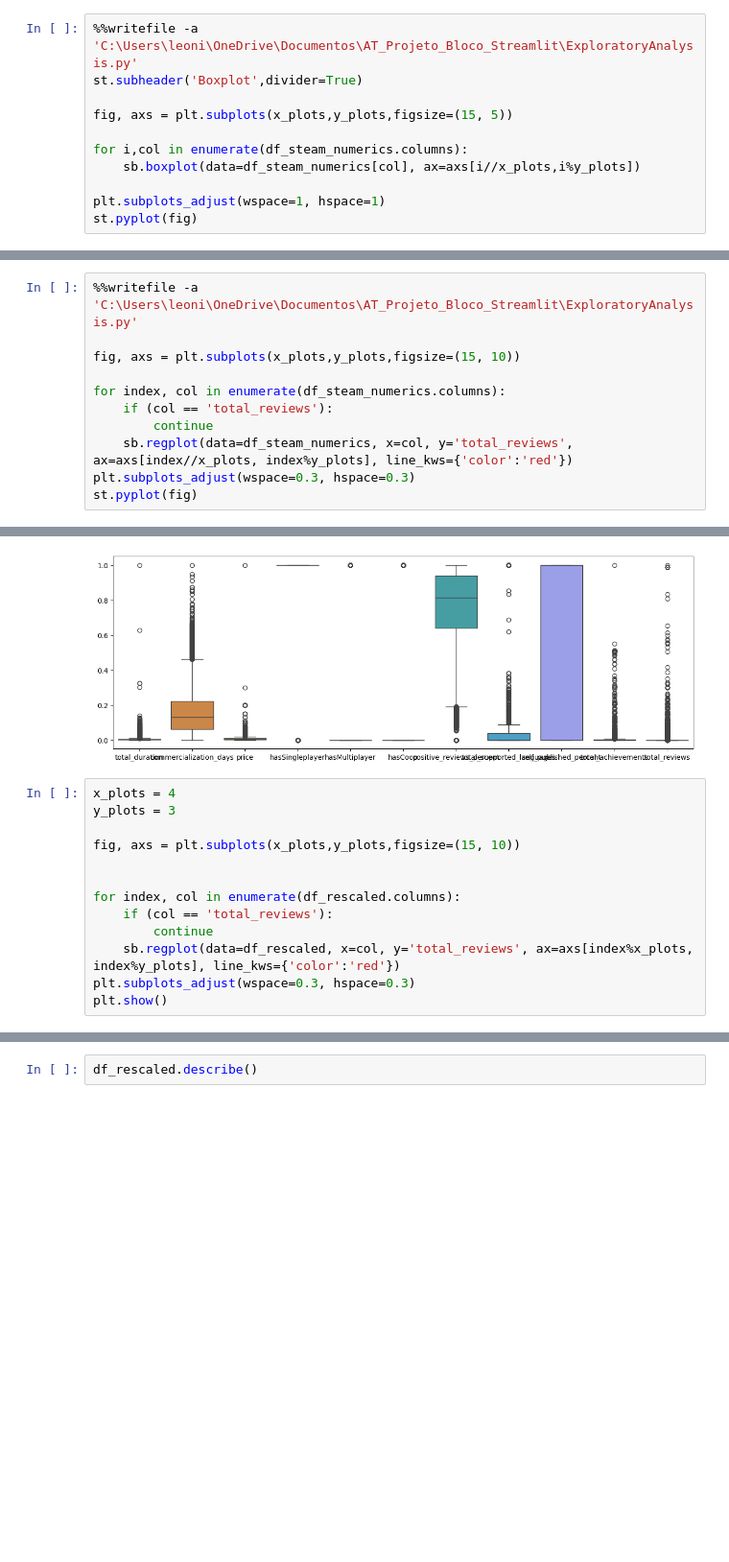
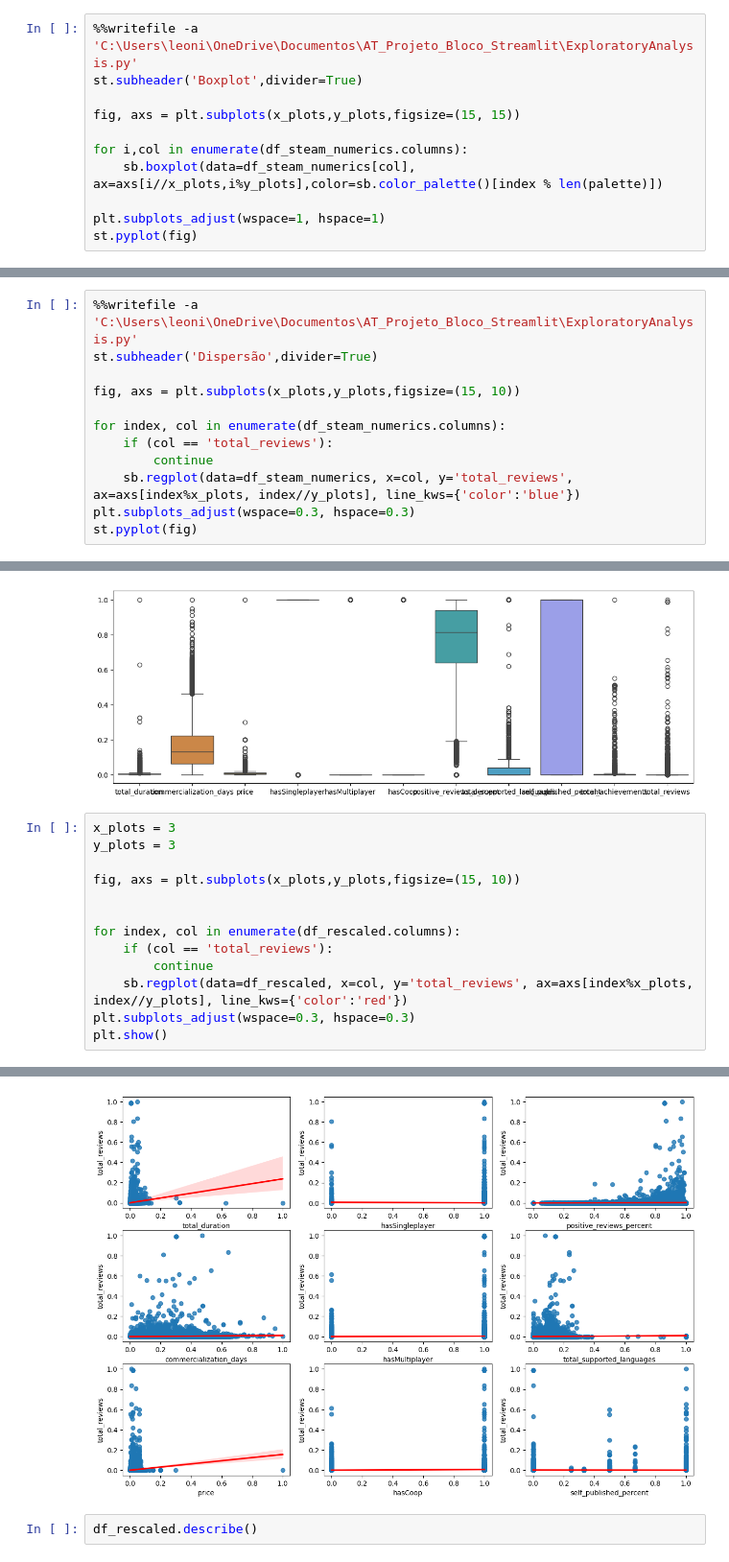
Before and after one commit to Leonidas-Vitor/AT_Projeto_Bloco_Steam, a Jupyter notebook: Jupyters/ExploratoryAnalysis.ipynb, the cells around one changed output, grey strips where cells are left out. Shown at 96% size. Drawn from its saved outputs; the diff is of its cells as text; blank space fills up the shorter version.

```diff
--- a/Jupyters/ExploratoryAnalysis.ipynb
+++ b/Jupyters/ExploratoryAnalysis.ipynb
@@ -45,10 +45,10 @@ Overwriting C:\Users\leoni\OneDrive\Documentos\AT_Projeto_Bloco_Streamlit\Explor
 %%writefile -a 'C:\Users\leoni\OneDrive\Documentos\AT_Projeto_Bloco_Streamlit\ExploratoryAnalysis.py'
 st.subheader('Boxplot',divider=True)
 
-fig, axs = plt.subplots(x_plots,y_plots,figsize=(15, 5))
+fig, axs = plt.subplots(x_plots,y_plots,figsize=(15, 15))
 
 for i,col in enumerate(df_steam_numerics.columns):
-    sb.boxplot(data=df_steam_numerics[col], ax=axs[i//x_plots,i%y_plots])
+    sb.boxplot(data=df_steam_numerics[col], ax=axs[i//x_plots,i%y_plots],color=sb.color_palette()[index % len(palette)])
 
 plt.subplots_adjust(wspace=1, hspace=1)
 st.pyplot(fig)
@@ -58,13 +58,14 @@ Appending to C:\Users\leoni\OneDrive\Documentos\AT_Projeto_Bloco_Streamlit\Explo
 ## Dispersão
 # %%
 %%writefile -a 'C:\Users\leoni\OneDrive\Documentos\AT_Projeto_Bloco_Streamlit\ExploratoryAnalysis.py'
+st.subheader('Dispersão',divider=True)
 
 fig, axs = plt.subplots(x_plots,y_plots,figsize=(15, 10))
 
 for index, col in enumerate(df_steam_numerics.columns):
     if (col == 'total_reviews'):
         continue
-    sb.regplot(data=df_steam_numerics, x=col, y='total_reviews', ax=axs[index//x_plots, index%y_plots], line_kws={'color':'red'})
+    sb.regplot(data=df_steam_numerics, x=col, y='total_reviews', ax=axs[index%x_plots, index//y_plots], line_kws={'color':'blue'})
 plt.subplots_adjust(wspace=0.3, hspace=0.3)
 st.pyplot(fig)
 # %% [output]
@@ -147,7 +149,7 @@ sb.boxplot(data=df_rescaled, ax=ax)
 <Axes: >
 [figure]
 # %%
-x_plots = 4
+x_plots = 3
 y_plots = 3
 
 fig, axs = plt.subplots(x_plots,y_plots,figsize=(15, 10))
@@ -156,6 +158,7 @@ fig, axs = plt.subplots(x_plots,y_plots,figsize=(15, 10))
 for index, col in enumerate(df_rescaled.columns):
     if (col == 'total_reviews'):
         continue
-    sb.regplot(data=df_rescaled, x=col, y='total_reviews', ax=axs[index%x_plots, index%y_plots], line_kws={'color':'red'})
+    sb.regplot(data=df_rescaled, x=col, y='total_reviews', ax=axs[index%x_plots, index//y_plots], line_kws={'color':'red'})
 plt.subplots_adjust(wspace=0.3, hspace=0.3)
 plt.show()
+# %% [output]
@@ -162,3 +166,4 @@ plt.show()
+[figure, added]
 # %%
 df_rescaled.describe()
 # %% [output]
```
Also changed, not shown: parts of 2 cells of this notebook, 1 other file.
